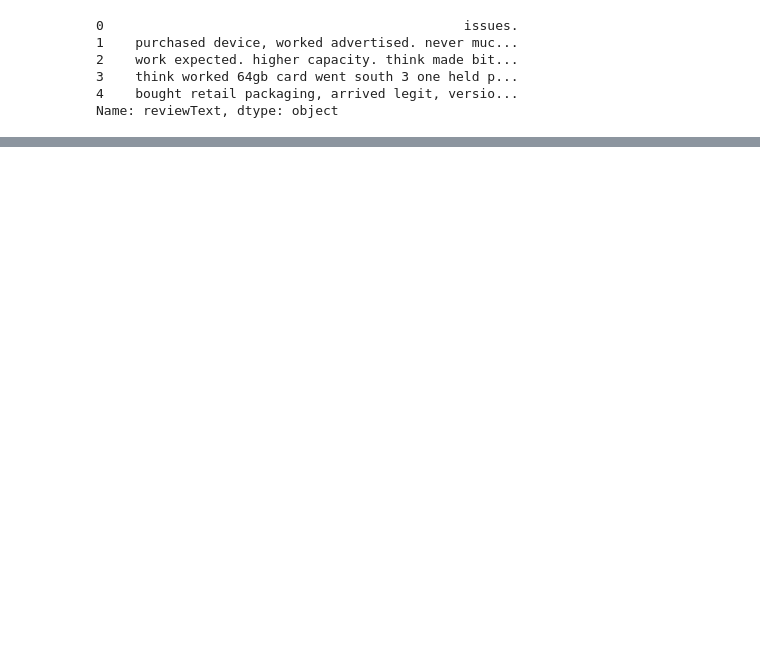
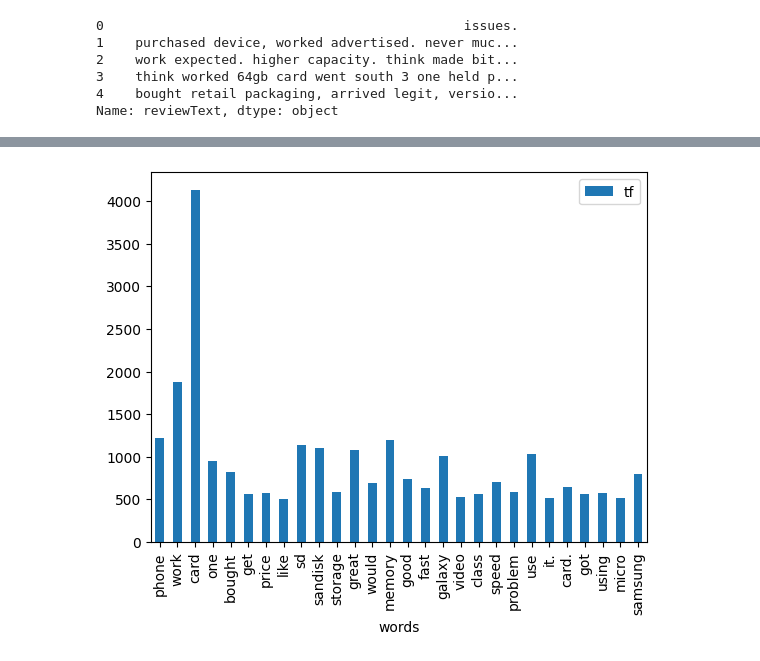
Before and after one commit to gurkantngl/sentiment_analysis_for_amazon_reviews_with_nlp, a Jupyter notebook: nlp.ipynb, the cells around one changed output, grey strips where cells are left out. Drawn from its saved outputs; the diff is of its cells as text; code cells hidden in the pictures; blank space fills up the shorter version.

```diff
--- a/nlp.ipynb
+++ b/nlp.ipynb
@@ -149,0 +205,5 @@ Name: reviewText, dtype: object
+# %%
+tf[tf["tf"] > 500].plot.bar(x="words", y="tf")
+plt.show()
+# %% [output]
+[figure, added]
```
Also changed, not shown: parts of 90 cells of this notebook, 1 other file.
